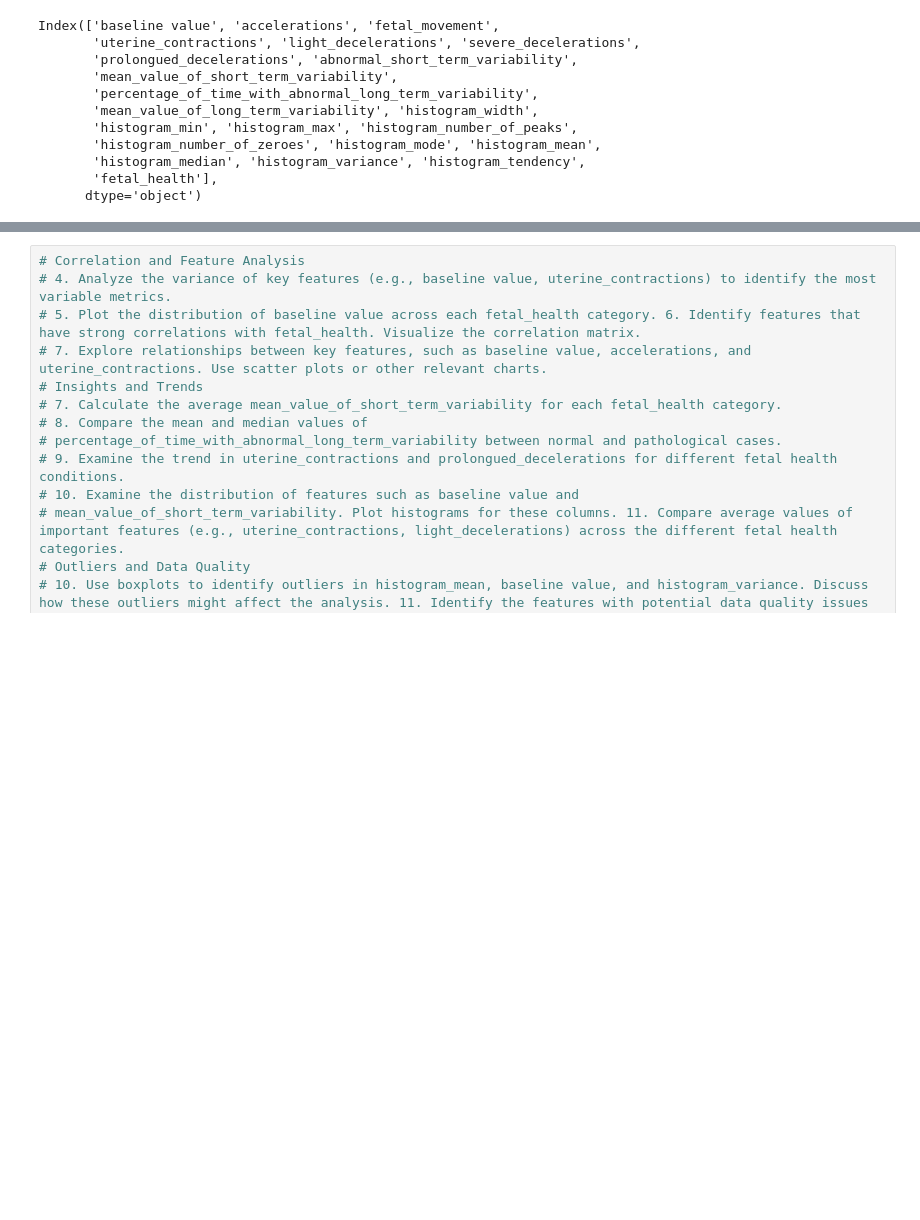
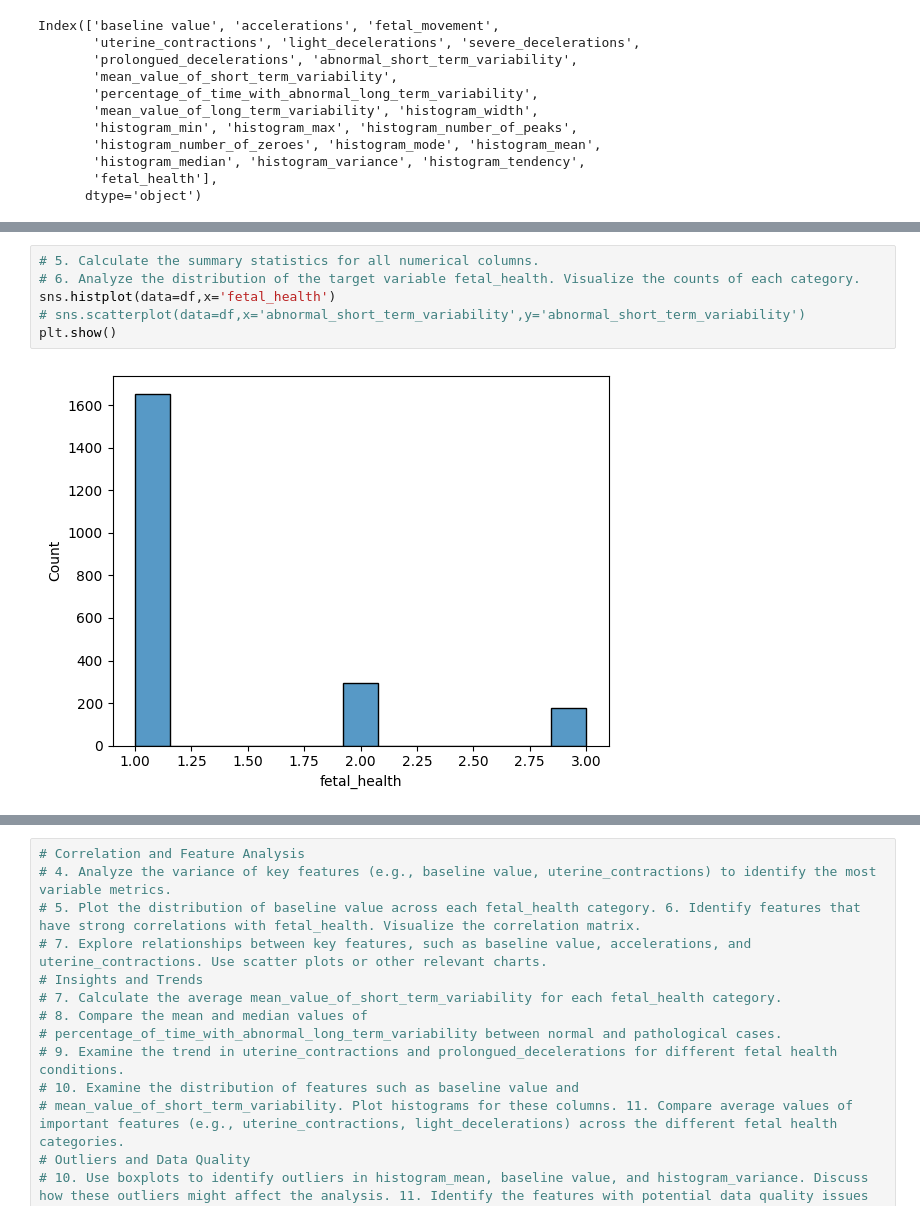
Before and after one commit to AayushParab44/Advanced_Statistics, a Jupyter notebook: EDA_Foetal_Health_Analysis notebook.ipynb, the cells around one changed output, grey strips where cells are left out. Saved outputs shown, nothing was run; the diff lists cells and outputs as text; blank space fills up the shorter version.

```diff
--- a/EDA_Foetal_Health_Analysis notebook.ipynb
+++ b/EDA_Foetal_Health_Analysis notebook.ipynb
@@ -156,0 +258,8 @@ Index(['baseline value', 'accelerations', 'fetal_movement',
+# %%
+# 5. Calculate the summary statistics for all numerical columns.
+# 6. Analyze the distribution of the target variable fetal_health. Visualize the counts of each category.
+sns.histplot(data=df,x='fetal_health')
+# sns.scatterplot(data=df,x='abnormal_short_term_variability',y='abnormal_short_term_variability')
+plt.show()
+# %% [output]
+[figure, added]
```
Also changed, not shown: parts of 12 cells of this notebook, 3 other files.
